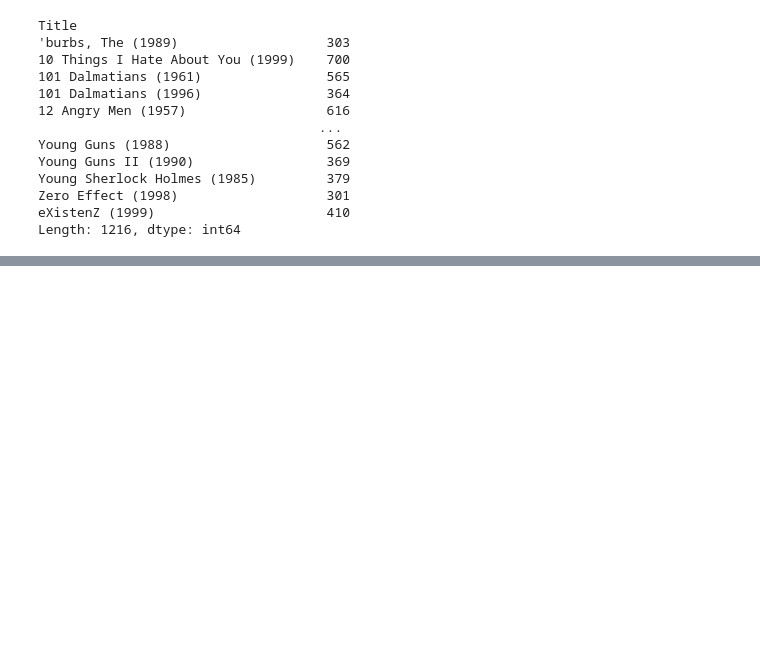
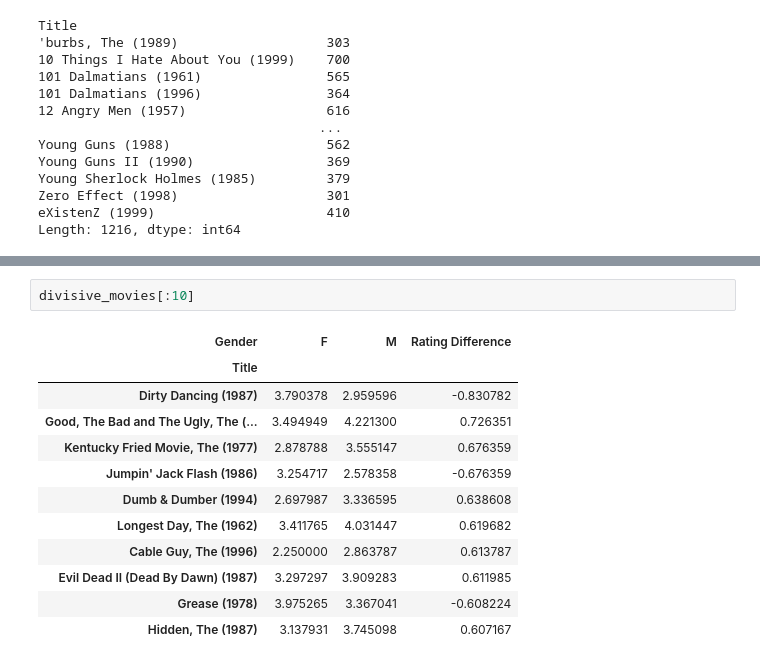
Before and after one commit to Njeri-Gitome/Python_for_DataAnalysis, a Jupyter notebook: Introductory.ipynb, the cells around one changed output, grey strips where cells are left out. Cells and saved outputs as stored; diff of their text form; blank space fills up the shorter version.

```diff
--- a/Introductory.ipynb
+++ b/Introductory.ipynb
@@ -826,0 +936,15 @@ KeyError: 'active_titles'
+# %%
+divisive_movies[:10]
+# %% [output]
+| Gender | F | M | Rating Difference |
+| Title |  |  |  |
+| Dirty Dancing (1987) | 3.790378 | 2.959596 | -0.830782 |
+| Good, The Bad and The Ugly, The (... | 3.494949 | 4.221300 | 0.726351 |
+| Kentucky Fried Movie, The (1977) | 2.878788 | 3.555147 | 0.676359 |
+| Jumpin' Jack Flash (1986) | 3.254717 | 2.578358 | -0.676359 |
+| Dumb & Dumber (1994) | 2.697987 | 3.336595 | 0.638608 |
+| Longest Day, The (1962) | 3.411765 | 4.031447 | 0.619682 |
+| Cable Guy, The (1996) | 2.250000 | 2.863787 | 0.613787 |
+| Evil Dead II (Dead By Dawn) (1987) | 3.297297 | 3.909283 | 0.611985 |
+| Grease (1978) | 3.975265 | 3.367041 | -0.608224 |
+| Hidden, The (1987) | 3.137931 | 3.745098 | 0.607167 |
```
Also changed, not shown: parts of 11 cells of this notebook.
